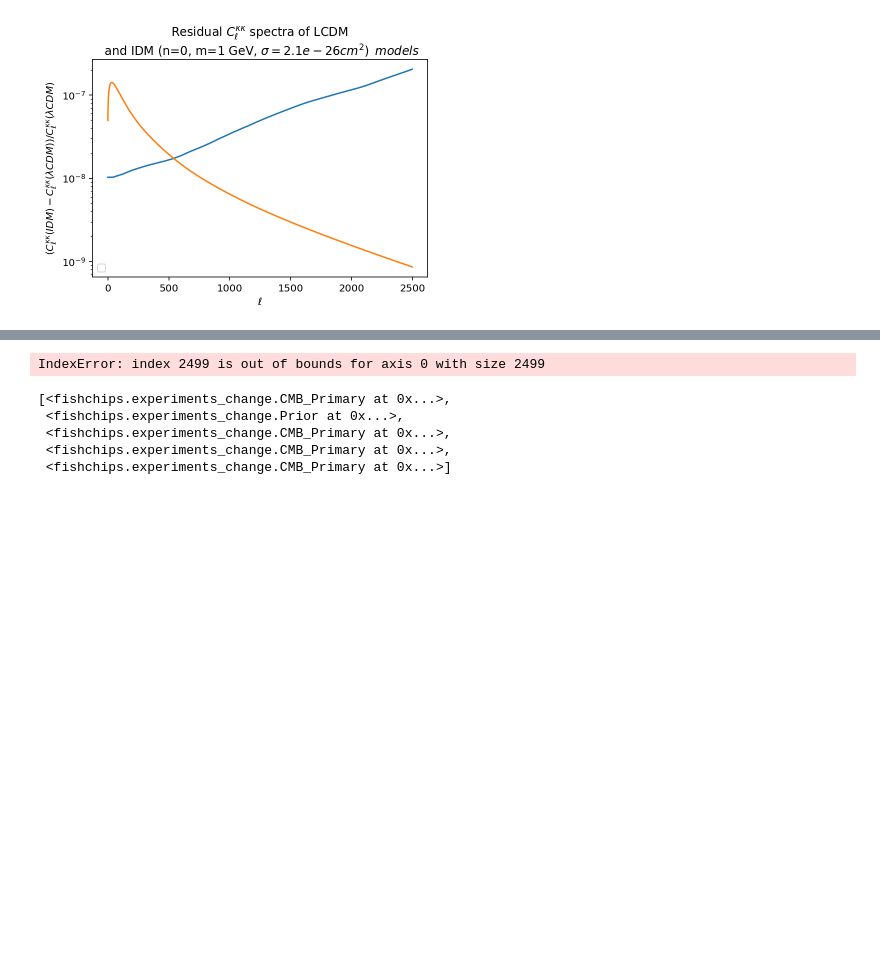
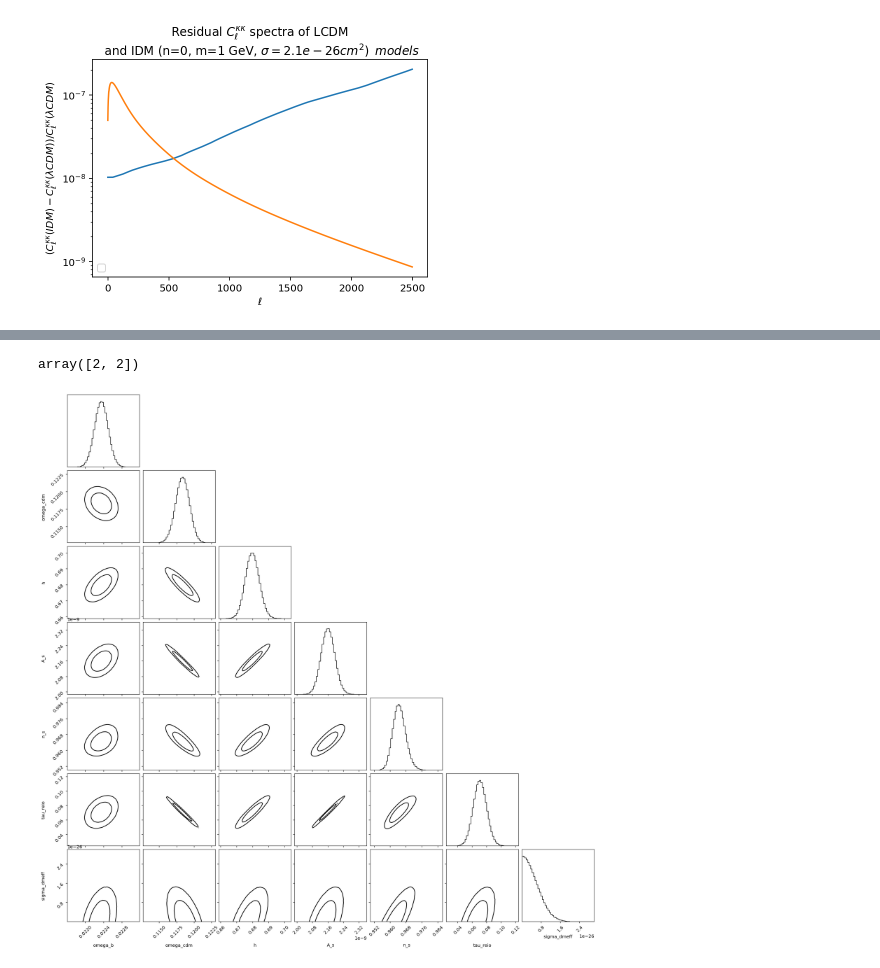
Before and after one commit to AizhanAkh/fishchips-Changes, a Jupyter notebook: IDM Fisher Matrices.ipynb, the cells around one changed output, grey strips where cells are left out. Cells and saved outputs as stored; diff of their text form; code cells hidden in the pictures; blank space fills up the shorter version.

```diff
--- a/IDM Fisher Matrices.ipynb
+++ b/IDM Fisher Matrices.ipynb
@@ -180,16 +180,49 @@ generating new axis
-# %%
-example_S3 = experiments.get_S3()
-fisher_S3 = example_S3[0].get_fisher_changed(fiducial, pars, cl_right, cl_left, steps)
-#example_S3[2].get_fisher_changed(fiducial, pars, cl_right, cl_left, steps)+\
-#example_S3[3].get_fisher_changed(fiducial, pars, cl_right, cl_left, steps)+example_S3[4].get_fisher_changed(fiducial, pars, cl_right, cl_left, steps)
-cov_S3 = np.linalg.inv(fisher_S3)
-# %% [output]
-IndexError: index 2499 is out of bounds for axis 0 with size 2499
-# %%
-example_S3
-# %% [output]
-[<fishchips.experiments_change.CMB_Primary at 0x...>,
- <fishchips.experiments_change.Prior at 0x...>,
- <fishchips.experiments_change.CMB_Primary at 0x...>,
- <fishchips.experiments_change.CMB_Primary at 0x...>,
- <fishchips.experiments_change.CMB_Primary at 0x...>]
+# %%
+import fishchips.corner as corner
+
+def unitize_cov(imp_cov, scales):
+    imp_cov = imp_cov.copy()
+    npar = imp_cov.shape[0]
+    for i in range(npar):
+        for j in range(npar):
+            imp_cov[i,j] *= scales[i] * scales[j]
+    return imp_cov
+
+def get_samps(inp_cov, inp_means, num=int(1e8)):
+    """
+    Generate samples from a covariance matrix and input means.
+
+    Parameters
+    ----------
+        inp_cov (2D numpy array) : covariance matrix from Fisher
+        inp_means (1D numpy array) : mean values (mu), fiducial from Fisher
+
+    Returns
+    -------
+        2D numpy array with each row corresponding to one random draw
+        from the multivariate Gaussian
+    """
+    samps = np.random.multivariate_normal( np.array(inp_means)/np.sqrt(np.diag(inp_cov)),
+                                           unitize_cov(inp_cov,1./np.sqrt(np.diag(inp_cov))), int(1e7))
+    samps = samps[samps.T[-1]>0]
+    for i in range(inp_cov.shape[0]):
+        samps.T[i] *= np.sqrt(inp_cov[i,i])
+
+    return samps
+# %%
+unmodified_samples = get_samps(cov, centers)
+# %%
+ar = np.array([[0, 1, 2],[0, 1, 2]])
+ar.T[-1]
+# %% [output]
+array([2, 2])
+# %%
+npar = cov.shape[0]
+fig, ax = plt.subplots(npar, npar, figsize=(18,18))
+
+corner.corner(unmodified_samples,
+              plot_datapoints=False, plot_density=False, bins=50,
+              levels=(0.68,0.95), lw=2, fig=fig,
+              hist_kwargs={'density':True}, labels=[r'omega_b', r'omega_cdm', r'h',  r'A_s', r'n_s', r'tau_reio', r'sigma_dmeff']);
+# %% [output]
+[figure, added]
```
Also changed, not shown: parts of 7 cells of this notebook, 2 other files.
